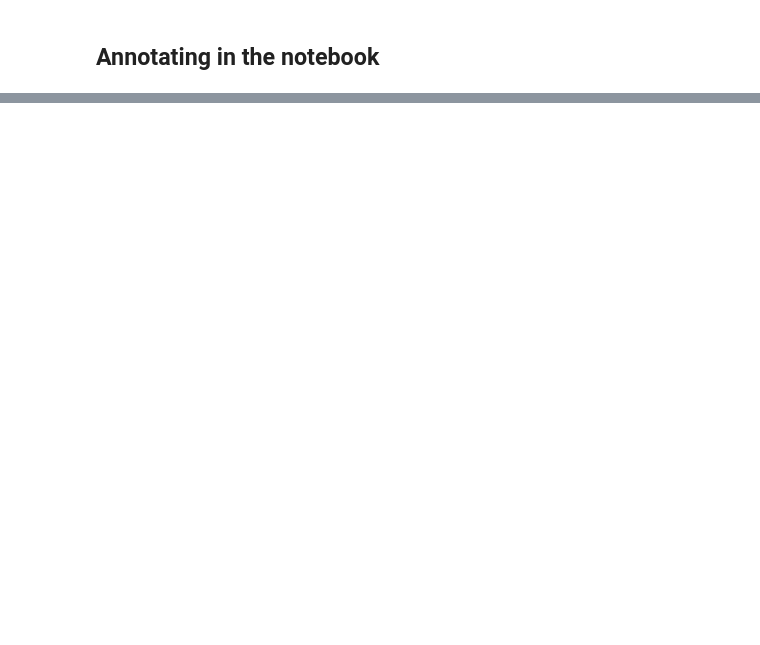
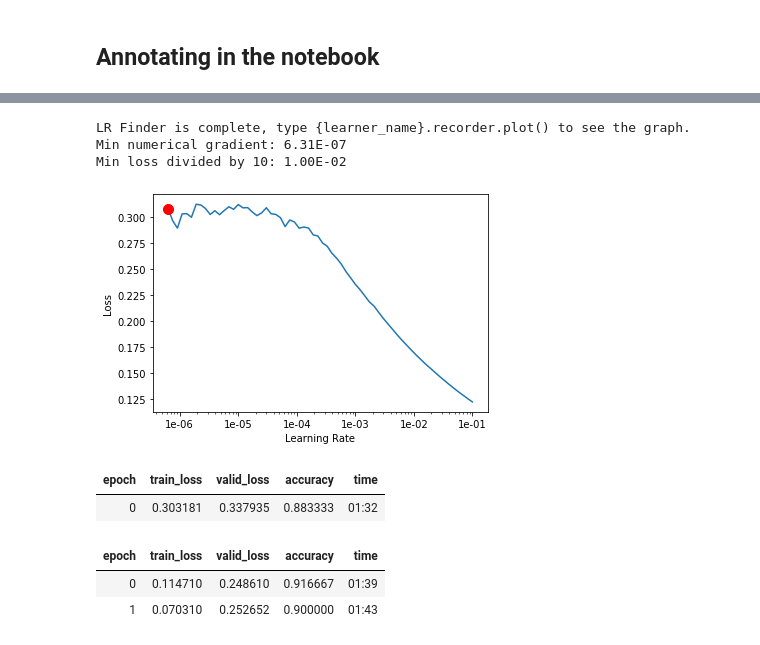
Before and after one commit to Living-with-machines/maps-at-scale-hack-day-notebooks, a Jupyter notebook: space-time-mro/hack-day-2/tile_classify.ipynb, the cells around one changed output, grey strips where cells are left out. Saved outputs shown, nothing was run; the diff lists cells and outputs as text; code cells hidden in the pictures; blank space fills up the shorter version.

Commit message:
train tile model

```diff
--- a/space-time-mro/hack-day-2/tile_classify.ipynb
+++ b/space-time-mro/hack-day-2/tile_classify.ipynb
@@ -123,5 +185,5 @@ learn.recorder.plot_losses()
 # %%
-building_data_2 = (ImageList.from_folder('slices_64') #Where to find the data? -> in path and its subfolders
+building_data_2 = (ImageList.from_folder('slices_64_sample') #Where to find the data? -> in path and its subfolders
         .split_by_rand_pct(0.2)
         .label_from_func(func)
         .transform(size=128)       #Data augmentation? -> use tfms with a size of 64
@@ -137,5 +211,5 @@ learn.fit_one_cycle(5, max_lr=1e-02)
 # %%
-building_data_3 = (ImageList.from_folder('slices_64') #Where to find the data? -> in path and its subfolders
+building_data_3 = (ImageList.from_folder('slices_64_sample') #Where to find the data? -> in path and its subfolders
         .split_by_rand_pct(0.2)
         .label_from_func(func)
         .transform(size=256)       #Data augmentation? -> use tfms with a size of 64
@@ -151,5 +232,8 @@ learn.fit_one_cycle(5, max_lr=1e-02)
+# %%
+#learn.save('stage-3')
+learn = learn.load('stage-3')
 # %%
-building_data_4 = (ImageList.from_folder('slices_64') #Where to find the data? -> in path and its subfolders
+building_data_4 = (ImageList.from_folder('slices_64_sample') #Where to find the data? -> in path and its subfolders
         .split_by_rand_pct(0.3)
         .label_from_func(func)
         .transform(size=512)       #Data augmentation? -> use tfms with a size of 64
@@ -157,5 +241,7 @@ building_data_4 = (ImageList.from_folder('slices_64') #Where to find the data? -
 # %%
 learn.data = building_data_4
 # %%
+learn.freeze()
 learn.lr_find()
-learn.recorder.plot()
+learn.recorder.plot(suggestion=True)
+# %% [output]
@@ -162,2 +249,16 @@ learn.recorder.plot()
+LR Finder is complete, type {learner_name}.recorder.plot() to see the graph.
+Min numerical gradient: 6.31E-07
+Min loss divided by 10: 1.00E-02
+[figure, added]
 # %%
-learn.fit_one_cycle(5, max_lr=1e-02)
+learn.fit_one_cycle(1, max_lr=1e-02)
+# %% [output]
+| epoch | train_loss | valid_loss | accuracy | time |
+| 0 | 0.303181 | 0.337935 | 0.883333 | 01:32 |
+# %%
+learn.unfreeze
+learn.fit_one_cycle(2, max_lr=1e-02)
+# %% [output]
+| epoch | train_loss | valid_loss | accuracy | time |
+| 0 | 0.114710 | 0.248610 | 0.916667 | 01:39 |
+| 1 | 0.070310 | 0.252652 | 0.900000 | 01:43 |
```
Also changed, not shown: parts of 29 cells of this notebook.
